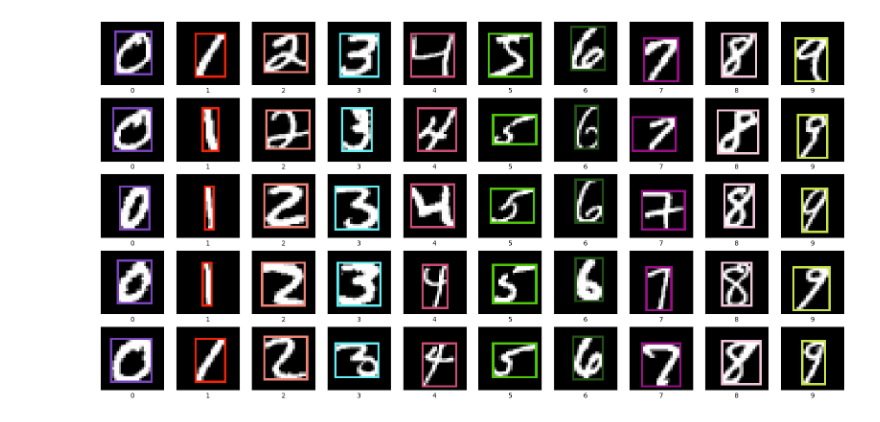
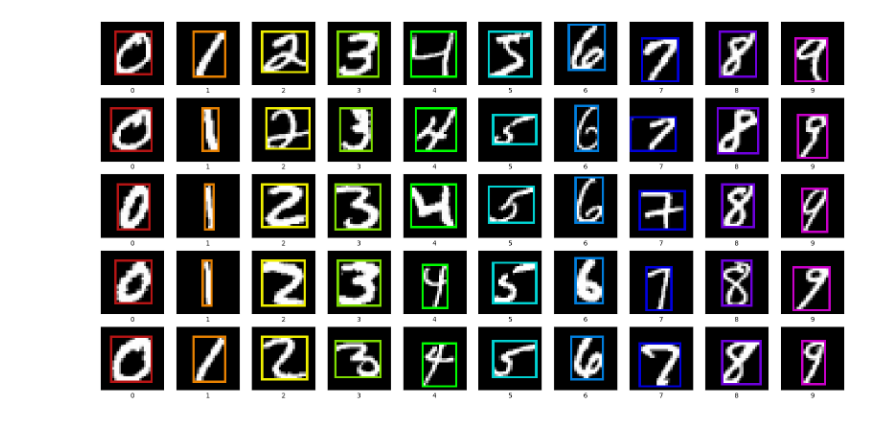
Before and after one commit to Matthew-Weisberg/MNIST_ObjectDetection_Dataset, a Jupyter notebook: MNIST Object Detection Walk Through.ipynb, the cells around one changed output. Drawn from its saved outputs; the diff is of its cells as text; code cells hidden in the pictures.

```diff
--- a/MNIST Object Detection Walk Through.ipynb
+++ b/MNIST Object Detection Walk Through.ipynb
@@ -10,7 +10,7 @@ from tqdm import tqdm
 import math
 import copy
 
-CORNER_COORINATES = False
+CORNER_COORDINATES = False
 # %%
 # Load the MNIST dataset
 mnist = tf.keras.datasets.mnist
@@ -20,12 +20,17 @@ y_test = np.expand_dims(y_test, -1)
 
 random.seed(3)
 rgb_dict_with_function = {i: (random.randint(0, 255), random.randint(0, 255), random.randint(0, 255)) for i in range(10)}
+
+cmap = {0 : [180  , 20    ,20   ],
+        1 : [230  , 127.5, 0    ],
+        2 : [240  , 240  , 0    ],
+        3 : [125  , 220  , 0    ],
+        4 : [0    , 255  , 0    ],
+        5 : [0    , 210  , 210  ],
+        6 : [0    , 125  , 220  ],
+        7 : [0    , 0    , 220  ],
+        8 : [110  , 0    , 220  ],
+        9 : [200  , 0    , 200  ]}
-# %%
-mnist = tf.keras.datasets.mnist
-(x_train, y_train), (x_test, y_test) = mnist.load_data()
-X = np.concatenate([x_train, x_test], axis=0)
-Y = np.concatenate([y_train, y_test], axis=0)
-Y = np.expand_dims(Y, -1)
 # %%
 def to_center_coordinates(x_min, y_min, x_max, y_max):
     """
@@ -214,17 +219,17 @@ def draw_grid_on_image(image, grid_height, grid_width):
 # %%
 x_train_bboxes = []
 for object in x_train:
-    x_train_bboxes.append(find_bbox(object, corner_coordinates=CORNER_COORINATES))
+    x_train_bboxes.append(find_bbox(object, corner_coordinates=CORNER_COORDINATES))
 x_train_bboxes = np.array(x_train_bboxes)
 
 y_train_bboxes = np.hstack([y_train, x_train_bboxes])
 # %%
 plot_mnist_objects_with_bbox(x_train,
                              y_train_bboxes,
-                             label_color_map=rgb_dict_with_function,
-                             corner_coordinates=CC)
+                             label_color_map=cmap,
+                             corner_coordinates=CORNER_COORDINATES)
 # %% [output]
-[figure, old version]
+[figure, new version]
 # %%
 def generate_noisy_image(size=(128, 128),
                          intensity = 128):
```
Also changed, not shown: parts of 4 cells of this notebook, 2 other files.
